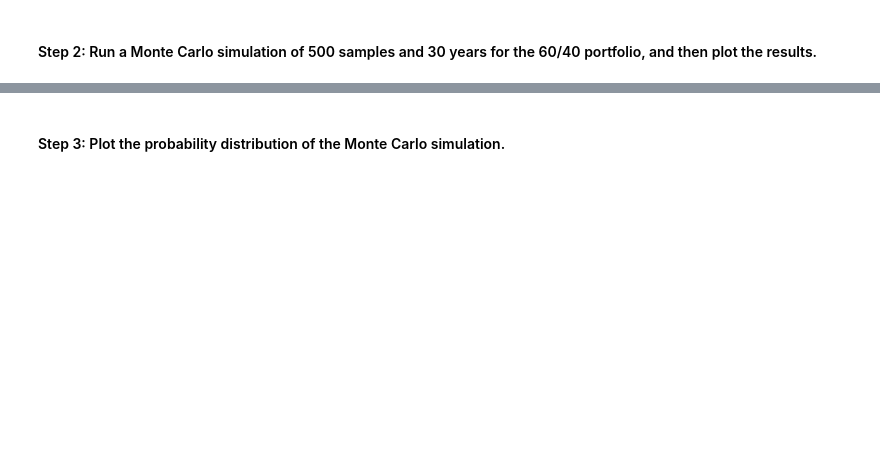
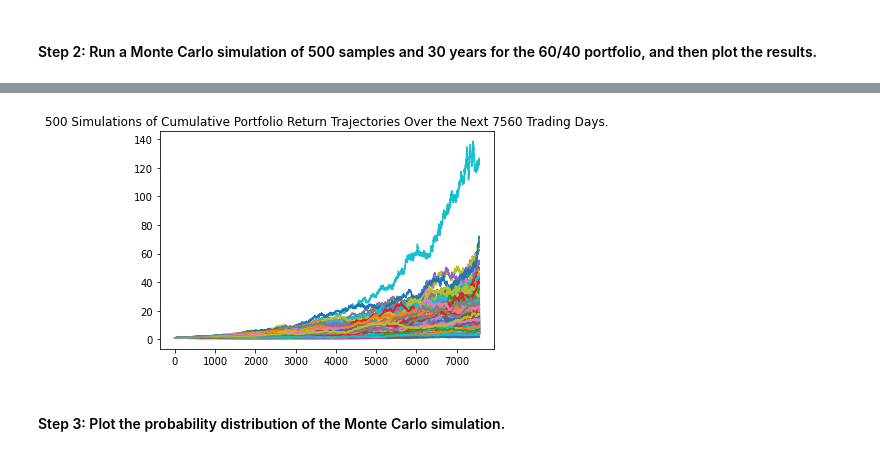
Before and after one commit to smruthid/FinancialAnalysisPlanner, a Jupyter notebook: financial_planning_tools.ipynb, the cells around one changed output, grey strips where cells are left out. Cells and saved outputs as stored; diff of their text form; code cells hidden in the pictures; blank space fills up the shorter version.

```diff
--- a/financial_planning_tools.ipynb
+++ b/financial_planning_tools.ipynb
@@ -419,22 +421,28 @@ In this section, you’ll use the MCForecastTools library to create a Monte Carl
 # %%
 # Set start and end dates of 3 years back from your current date
 # Alternatively, you can use an end date of 2020-08-07 and work 3 years back from that date
-# YOUR CODE HERE
-# YOUR CODE HERE
+start_date = pd.Timestamp("2017-08-07", tz="America/New_York").isoformat()
+end_date = pd.Timestamp("2020-08-07", tz="America/New_York").isoformat()
 # %%
 # Use the Alpaca get_bars function to make the API call to get the 3 years worth of pricing data
 # The tickers and timeframe parameters should have been set in Part 1 of this activity
 # The start and end dates should be updated with the information set above
 # Remember to add the df property to the end of the call so the response is returned as a DataFrame
-# YOUR CODE HERE
+alpaca_df = alpaca.get_bars(
+    tickers,
+    timeframe,
+    start=start_date,
+    end=end_date
+).df
 
 # Reorganize the DataFrame
 # Separate ticker data
 # YOUR CODE HERE
+SPY = alpaca_df[alpaca_df['symbol']=='SPY'].drop('symbol', 1)
+AGG = alpaca_df[alpaca_df['symbol']=='AGG'].drop('symbol', 1)
 
 # Concatenate the ticker DataFrames
-# YOUR CODE HERE
+alpaca_df = pd.concat([SPY, AGG], axis=1, keys=['SPY', 'AGG'])
 
 # Display both the first and last five rows of the DataFrame
-# YOUR CODE HERE
-# YOUR CODE HERE
+alpaca_df.head()
@@ -444,7 +472,12 @@ In this section, you’ll use the MCForecastTools library to create a Monte Carl
 # Configure the Monte Carlo simulation to forecast 30 years cumulative returns
 # The weights should be split 40% to AGG and 60% to SPY.
 # Run 500 samples.
-# YOUR CODE HERE
+MC_thirty = MCSimulation(
+    portfolio_data = alpaca_df,
+    weights=[.60, .40],
+    num_simulation = 500,
+    num_trading_days = 252*30
+)
 
 # Review the simulation input data
-# YOUR CODE HERE
+MC_thirty.portfolio_data.head()
@@ -454,7 +521,9 @@ In this section, you’ll use the MCForecastTools library to create a Monte Carl
 # %%
 # Visualize the 30-year Monte Carlo simulation by creating an
 # overlay line plot
-# YOUR CODE HERE
+MC_overlay_plot = MC_thirty.plot_simulation()
+# %% [output]
+[figure, added]
 # %% [markdown]
 #### Step 3: Plot the probability distribution of the Monte Carlo simulation.
 # %%
```
Also changed, not shown: parts of 25 cells of this notebook.
